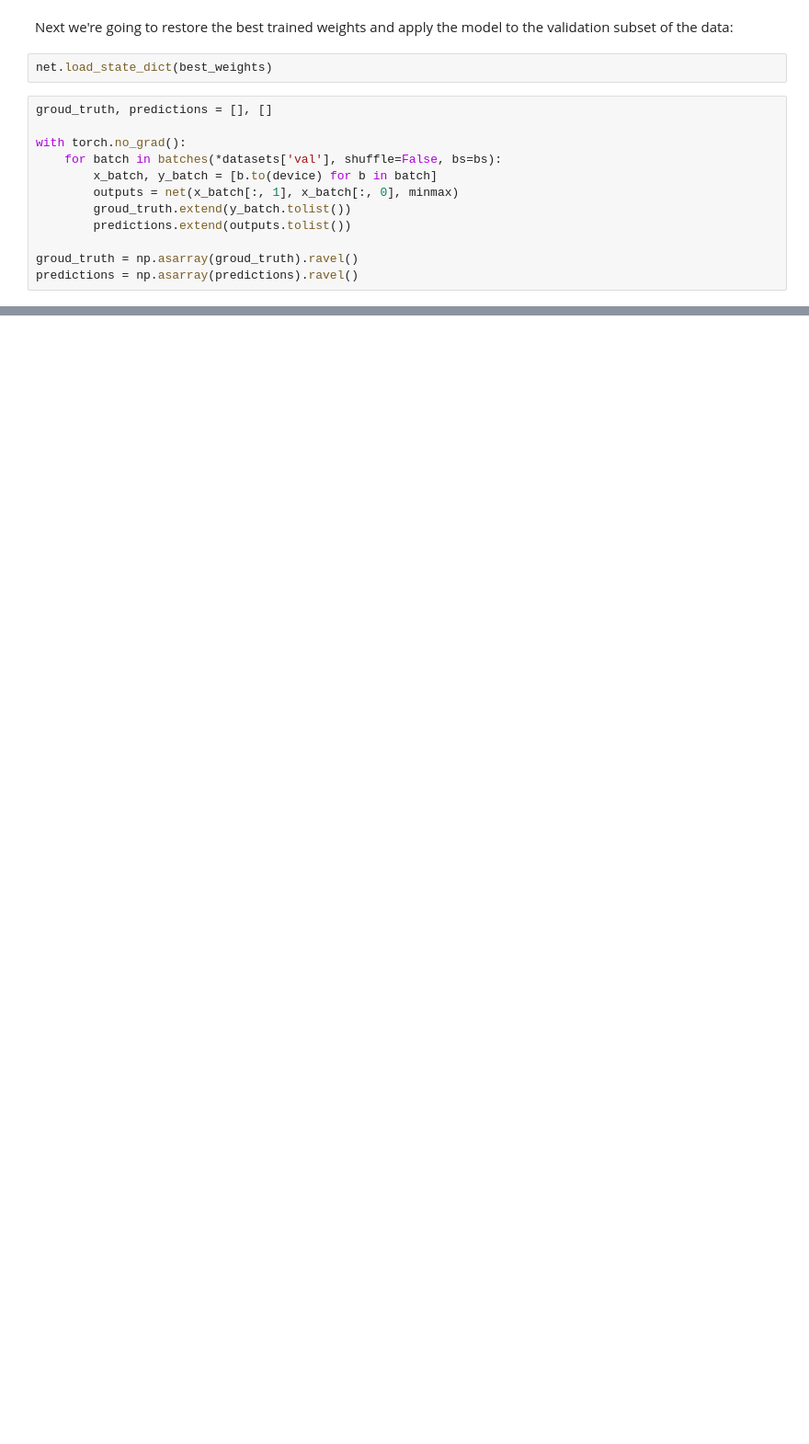
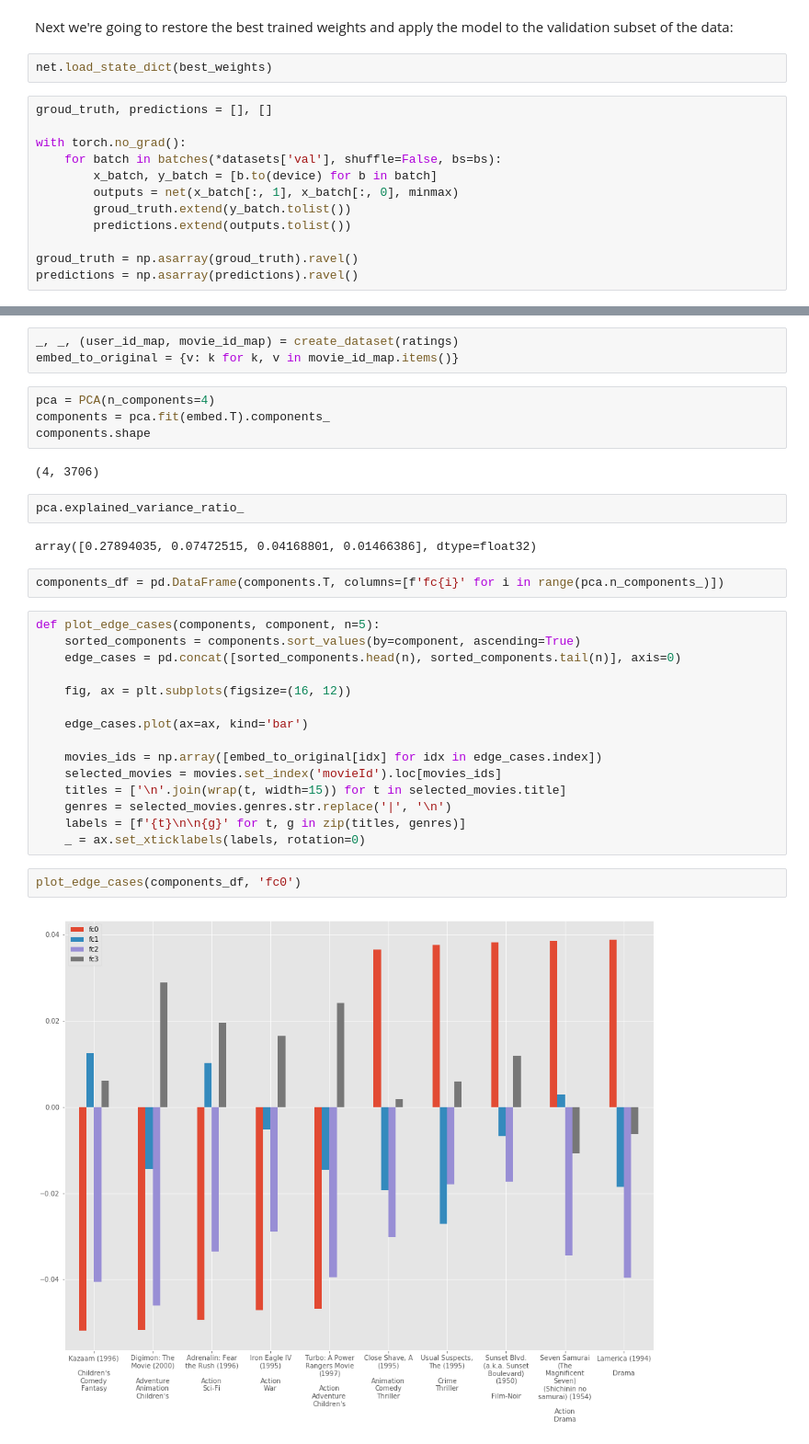
Before and after one commit to devforfu/pytorch_playground, a Jupyter notebook: movielens.ipynb, the cells around one changed output, grey strips where cells are left out. Shown at 92% size. Saved outputs shown, nothing was run; the diff lists cells and outputs as text; blank space fills up the shorter version.

```diff
--- a/movielens.ipynb
+++ b/movielens.ipynb
@@ -578,0 +612,34 @@ print(f'Final RMSE: {final_loss:.4f}')
+# %%
+_, _, (user_id_map, movie_id_map) = create_dataset(ratings)
+embed_to_original = {v: k for k, v in movie_id_map.items()}
+# %%
+pca = PCA(n_components=4)
+components = pca.fit(embed.T).components_
+components.shape
+# %% [output]
+(4, 3706)
+# %%
+pca.explained_variance_ratio_
+# %% [output]
+array([0.27894035, 0.07472515, 0.04168801, 0.01466386], dtype=float32)
+# %%
+components_df = pd.DataFrame(components.T, columns=[f'fc{i}' for i in range(pca.n_components_)])
+# %%
+def plot_edge_cases(components, component, n=5):
+    sorted_components = components.sort_values(by=component, ascending=True)
+    edge_cases = pd.concat([sorted_components.head(n), sorted_components.tail(n)], axis=0)
+
+    fig, ax = plt.subplots(figsize=(16, 12))
+
+    edge_cases.plot(ax=ax, kind='bar')
+
+    movies_ids = np.array([embed_to_original[idx] for idx in edge_cases.index])
+    selected_movies = movies.set_index('movieId').loc[movies_ids]
+    titles = ['\n'.join(wrap(t, width=15)) for t in selected_movies.title]
+    genres = selected_movies.genres.str.replace('|', '\n')
+    labels = [f'{t}\n\n{g}' for t, g in zip(titles, genres)]
+    _ = ax.set_xticklabels(labels, rotation=0)
+# %%
+plot_edge_cases(components_df, 'fc0')
+# %% [output]
+[figure, added]
```
Also changed, not shown: parts of 19 cells of this notebook, 1 other file.
